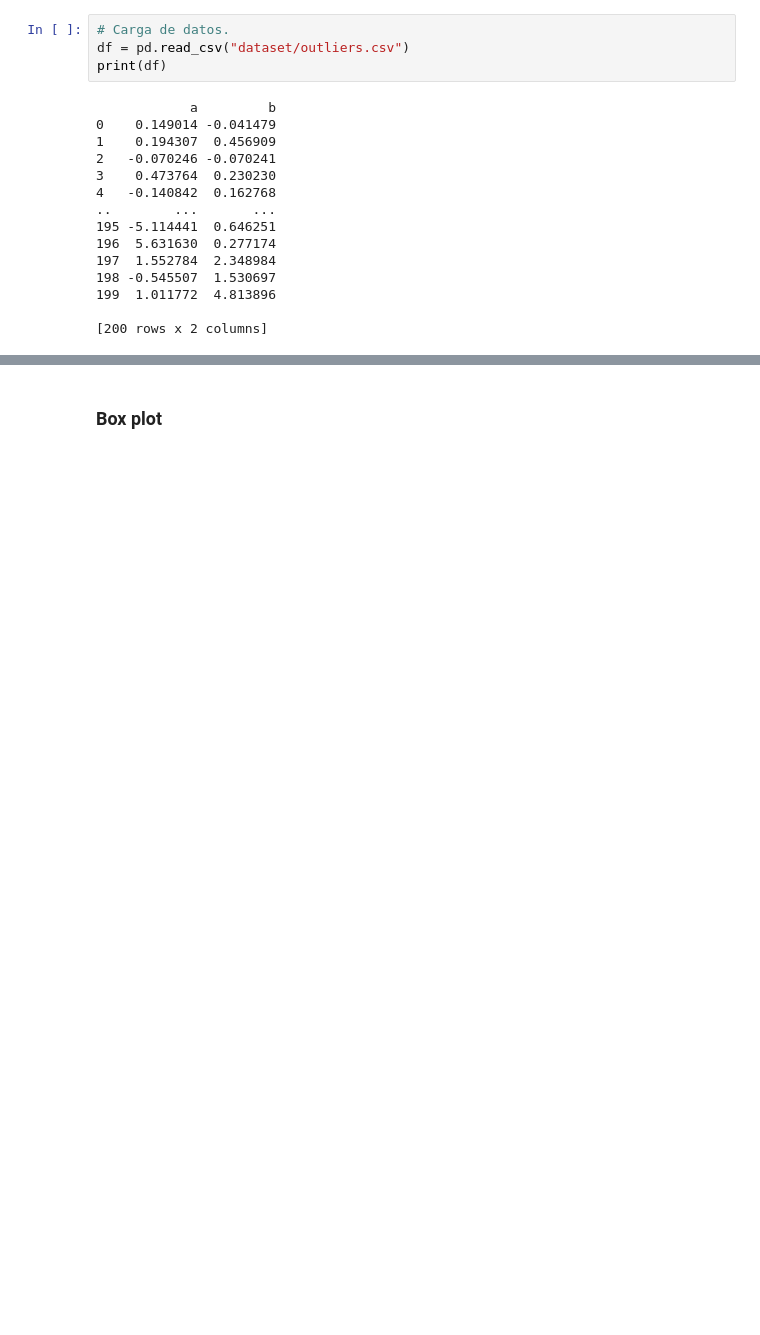
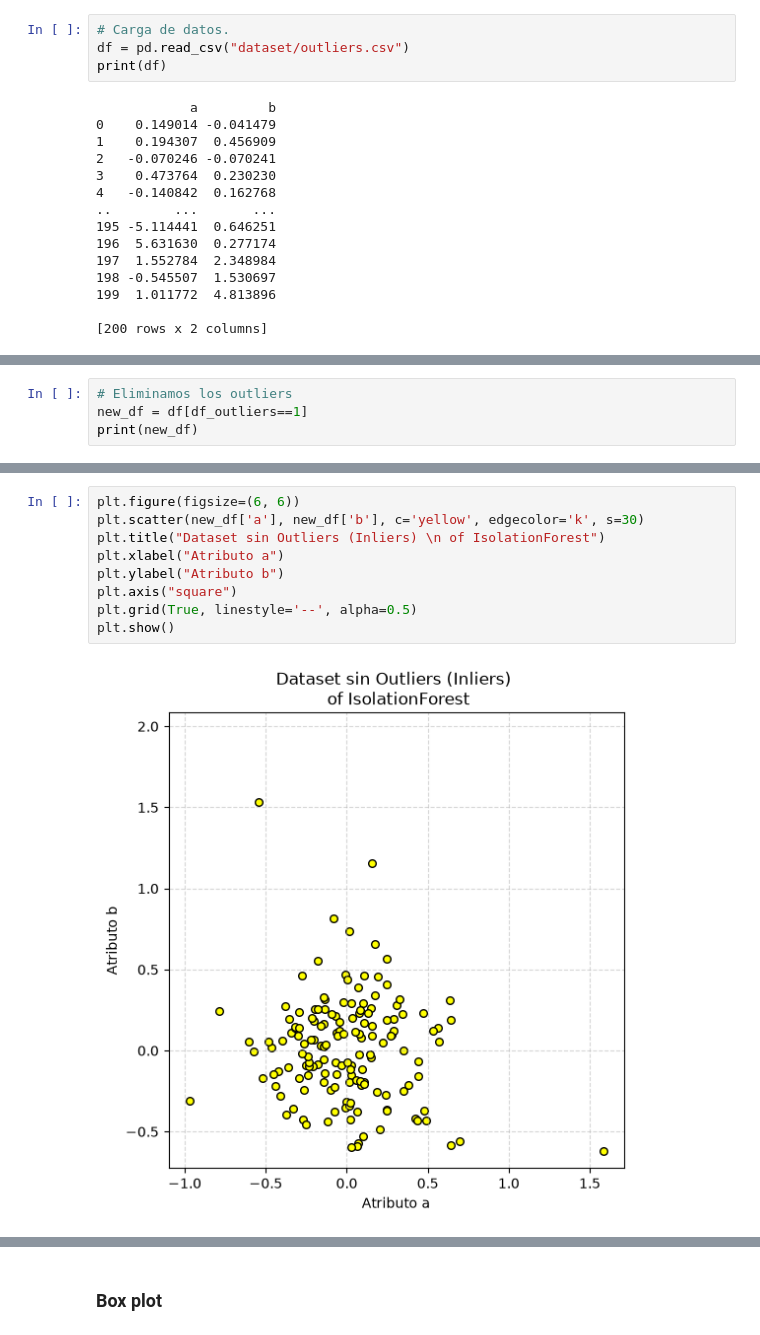
Before and after one commit to MerakiDevJP/machine2_23092026nocturno, a Jupyter notebook: 3. Outliers.ipynb, the cells around one changed output, grey strips where cells are left out. Cells and saved outputs as stored; diff of their text form; blank space fills up the shorter version.

```diff
--- a/3. Outliers.ipynb
+++ b/3. Outliers.ipynb
@@ -172,0 +219,4 @@ print(new_df)
+# %%
+# Eliminamos los outliers
+new_df = df[df_outliers==1]
+print(new_df)
@@ -172,0 +238,11 @@ print(new_df)
+# %%
+plt.figure(figsize=(6, 6))
+plt.scatter(new_df['a'], new_df['b'], c='yellow', edgecolor='k', s=30)
+plt.title("Dataset sin Outliers (Inliers) \n of IsolationForest")
+plt.xlabel("Atributo a")
+plt.ylabel("Atributo b")
+plt.axis("square")
+plt.grid(True, linestyle='--', alpha=0.5)
+plt.show()
+# %% [output]
+[figure, added]
```
Also changed, not shown: parts of 31 cells of this notebook.
